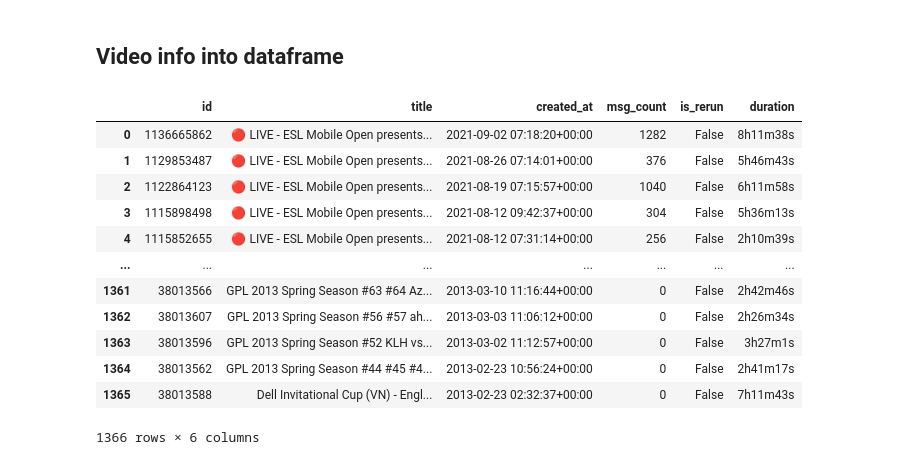
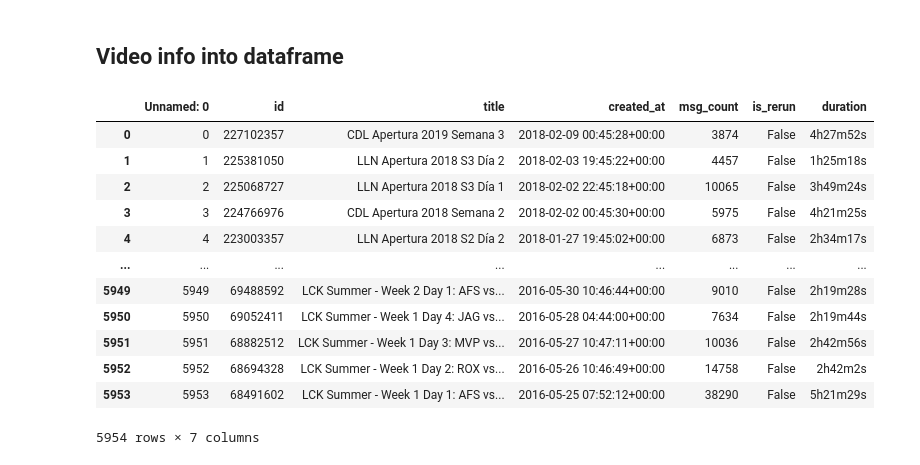
Before and after one commit to maugl/chat-highlight-detection, a Jupyter notebook: twitch_scripts/TwitchChatDLAnalysis.ipynb, the cells around one changed output. Saved outputs shown, nothing was run; the diff lists cells and outputs as text; code cells hidden in the pictures.

```diff
--- a/twitch_scripts/TwitchChatDLAnalysis.ipynb
+++ b/twitch_scripts/TwitchChatDLAnalysis.ipynb
@@ -61,23 +72,25 @@ vid_info_filtered = [vinf for vinf in vid_info if "msg_count" in vinf.keys()]
 # %% [markdown]
 ## Video info into dataframe
 # %%
+"""
 cols = ["id", "title", "created_at", "msg_count", "is_rerun", "duration"]
 
 df_vid_info = pd.DataFrame(vid_info_filtered, columns=cols)
 df_vid_info["created_at"] = pd.to_datetime(df_vid_info["created_at"])
-
+"""
+df_vid_info = pd.read_csv("../data/video_info/vid_info.csv")
 df_vid_info
 # %% [output]
-|  | id | title | created_at | msg_count | is_rerun | duration |
-| 0 | 1136665862 | 🔴 LIVE - ESL Mobile Open presents... | 2021-09-02 07:18:20+00:00 | 1282 | False | 8h11m38s |
-| 1 | 1129853487 | 🔴 LIVE - ESL Mobile Open presents... | 2021-08-26 07:14:01+00:00 | 376 | False | 5h46m43s |
-| 2 | 1122864123 | 🔴 LIVE - ESL Mobile Open presents... | 2021-08-19 07:15:57+00:00 | 1040 | False | 6h11m58s |
-| 3 | 1115898498 | 🔴 LIVE - ESL Mobile Open presents... | 2021-08-12 09:42:37+00:00 | 304 | False | 5h36m13s |
-| 4 | 1115852655 | 🔴 LIVE - ESL Mobile Open presents... | 2021-08-12 07:31:14+00:00 | 256 | False | 2h10m39s |
-| ... | ... | ... | ... | ... | ... | ... |
-| 1361 | 38013566 | GPL 2013 Spring Season #63 #64 Az... | 2013-03-10 11:16:44+00:00 | 0 | False | 2h42m46s |
-| 1362 | 38013607 | GPL 2013 Spring Season #56 #57 ah... | 2013-03-03 11:06:12+00:00 | 0 | False | 2h26m34s |
-| 1363 | 38013596 | GPL 2013 Spring Season #52 KLH vs... | 2013-03-02 11:12:57+00:00 | 0 | False | 3h27m1s |
-| 1364 | 38013562 | GPL 2013 Spring Season #44 #45 #4... | 2013-02-23 10:56:24+00:00 | 0 | False | 2h41m17s |
-| 1365 | 38013588 | Dell Invitational Cup (VN) - Engl... | 2013-02-23 02:32:37+00:00 | 0 | False | 7h11m43s |
+|  | Unnamed: 0 | id | title | created_at | msg_count | is_rerun | duration |
+| 0 | 0 | 227102357 | CDL Apertura 2019 Semana 3 | 2018-02-09 00:45:28+00:00 | 3874 | False | 4h27m52s |
+| 1 | 1 | 225381050 | LLN Apertura 2018 S3 Día 2 | 2018-02-03 19:45:22+00:00 | 4457 | False | 1h25m18s |
+| 2 | 2 | 225068727 | LLN Apertura 2018 S3 Día 1 | 2018-02-02 22:45:18+00:00 | 10065 | False | 3h49m24s |
+| 3 | 3 | 224766976 | CDL Apertura 2018 Semana 2 | 2018-02-02 00:45:30+00:00 | 5975 | False | 4h21m25s |
+| 4 | 4 | 223003357 | LLN Apertura 2018 S2 Día 2 | 2018-01-27 19:45:02+00:00 | 6873 | False | 2h34m17s |
+| ... | ... | ... | ... | ... | ... | ... | ... |
+| 5949 | 5949 | 69488592 | LCK Summer - Week 2 Day 1: AFS vs... | 2016-05-30 10:46:44+00:00 | 9010 | False | 2h19m28s |
+| 5950 | 5950 | 69052411 | LCK Summer - Week 1 Day 4: JAG vs... | 2016-05-28 04:44:00+00:00 | 7634 | False | 2h19m44s |
+| 5951 | 5951 | 68882512 | LCK Summer - Week 1 Day 3: MVP vs... | 2016-05-27 10:47:11+00:00 | 10036 | False | 2h42m56s |
+| 5952 | 5952 | 68694328 | LCK Summer - Week 1 Day 2: ROX vs... | 2016-05-26 10:46:49+00:00 | 14758 | False | 2h42m2s |
+| 5953 | 5953 | 68491602 | LCK Summer - Week 1 Day 1: AFS vs... | 2016-05-25 07:52:12+00:00 | 38290 | False | 5h21m29s |
-1366 rows × 6 columns
+5954 rows × 7 columns
```
Also changed, not shown: parts of 69 cells of this notebook, 2 other files.
